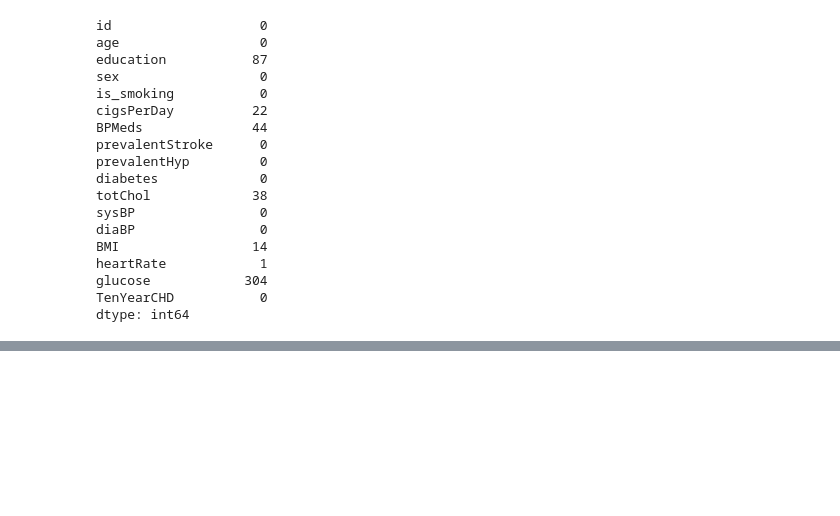
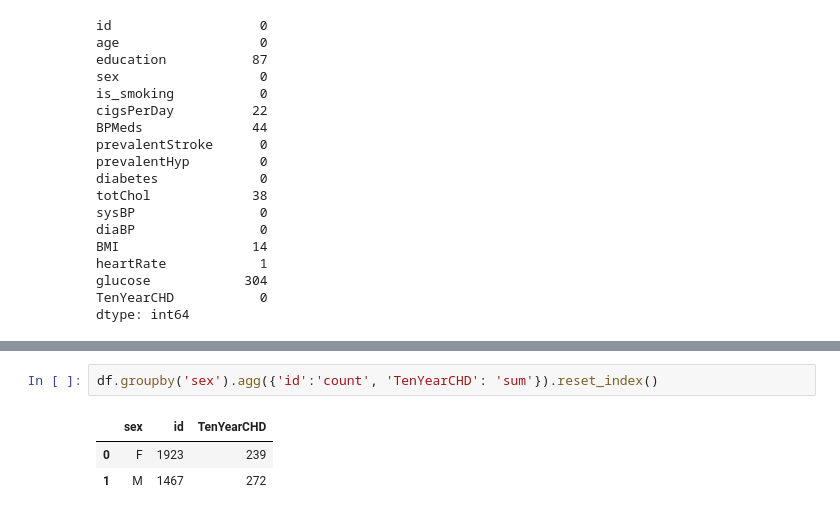
Before and after one commit to solankinitin1210/Capstone-Project-Cardiovascular-Risk-Prediction, a Jupyter notebook: Cardiovascular_Risk_Prediction_Capstone_Project.ipynb, the cells around one changed output, grey strips where cells are left out. Saved outputs shown, nothing was run; the diff lists cells and outputs as text; blank space fills up the shorter version.

```diff
--- a/Cardiovascular_Risk_Prediction_Capstone_Project.ipynb
+++ b/Cardiovascular_Risk_Prediction_Capstone_Project.ipynb
@@ -101,0 +139,6 @@ dtype: int64
+# %%
+df.groupby('sex').agg({'id':'count', 'TenYearCHD': 'sum'}).reset_index()
+# %% [output]
+|  | sex | id | TenYearCHD |
+| 0 | F | 1923 | 239 |
+| 1 | M | 1467 | 272 |
```
Also changed, not shown: parts of 6 cells of this notebook.
